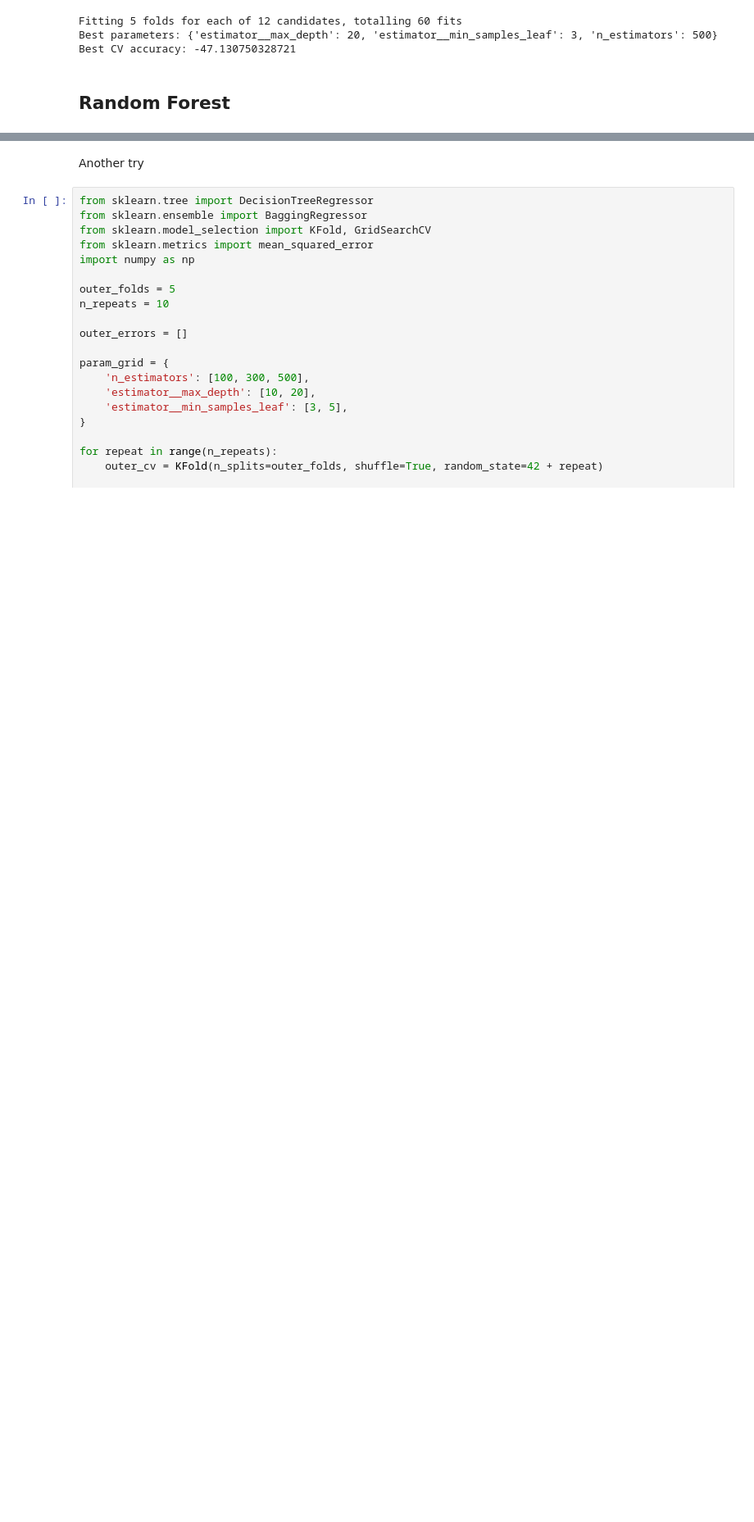
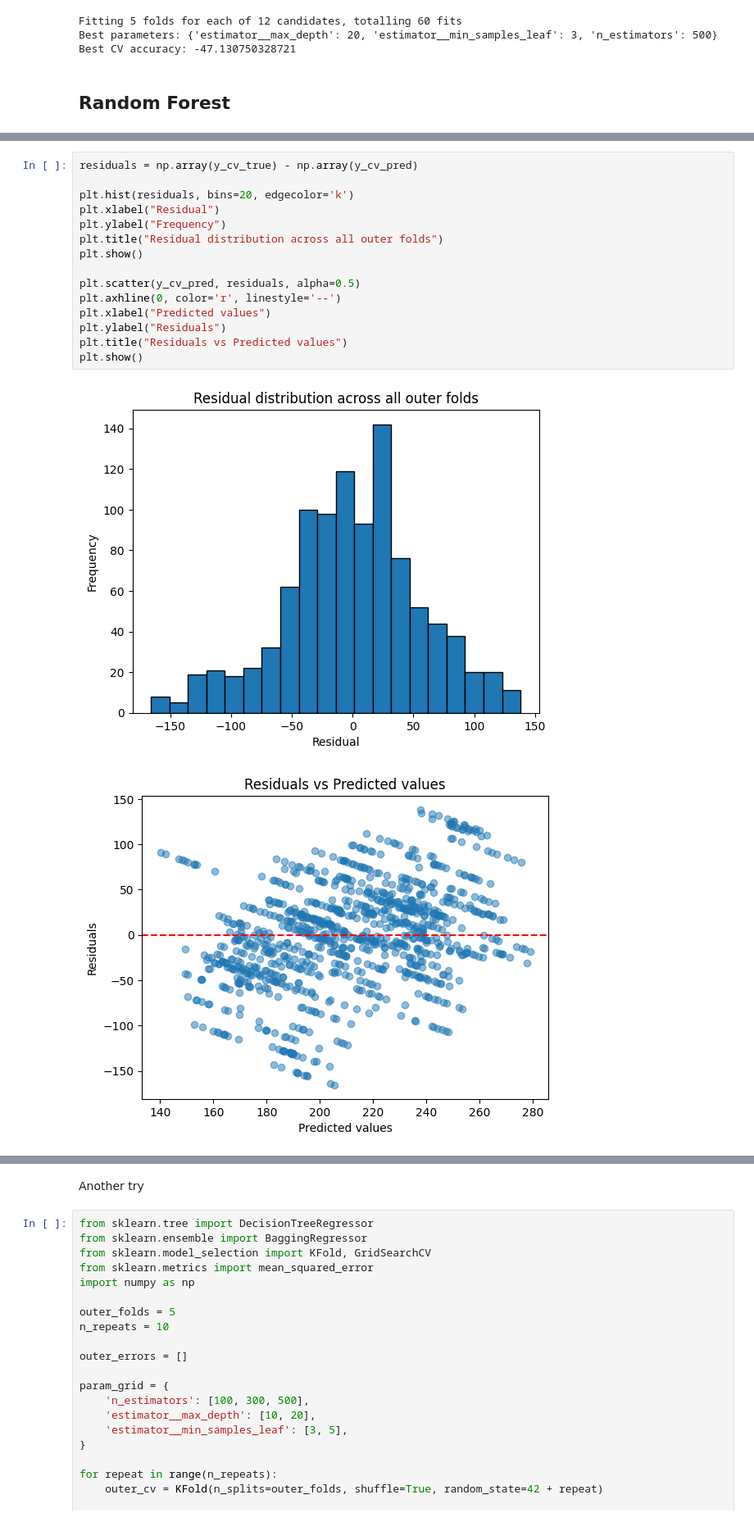
Before and after one commit to mariatmvendas/Case1_CompData, a Jupyter notebook: bag_trees.ipynb, the cells around one changed output, grey strips where cells are left out. Shown at 82% size. Drawn from its saved outputs; the diff is of its cells as text; blank space fills up the shorter version.

```diff
--- a/bag_trees.ipynb
+++ b/bag_trees.ipynb
@@ -307,0 +390,18 @@ Repeated Nested CV estimated RMSE: 53.6886 ± 1.3545
+# %%
+residuals = np.array(y_cv_true) - np.array(y_cv_pred)
+
+plt.hist(residuals, bins=20, edgecolor='k')
+plt.xlabel("Residual")
+plt.ylabel("Frequency")
+plt.title("Residual distribution across all outer folds")
+plt.show()
+
+plt.scatter(y_cv_pred, residuals, alpha=0.5)
+plt.axhline(0, color='r', linestyle='--')
+plt.xlabel("Predicted values")
+plt.ylabel("Residuals")
+plt.title("Residuals vs Predicted values")
+plt.show()
+# %% [output]
+[figure, added]
+[figure, added]
```
Also changed, not shown: parts of 12 cells of this notebook, 3 other files.
